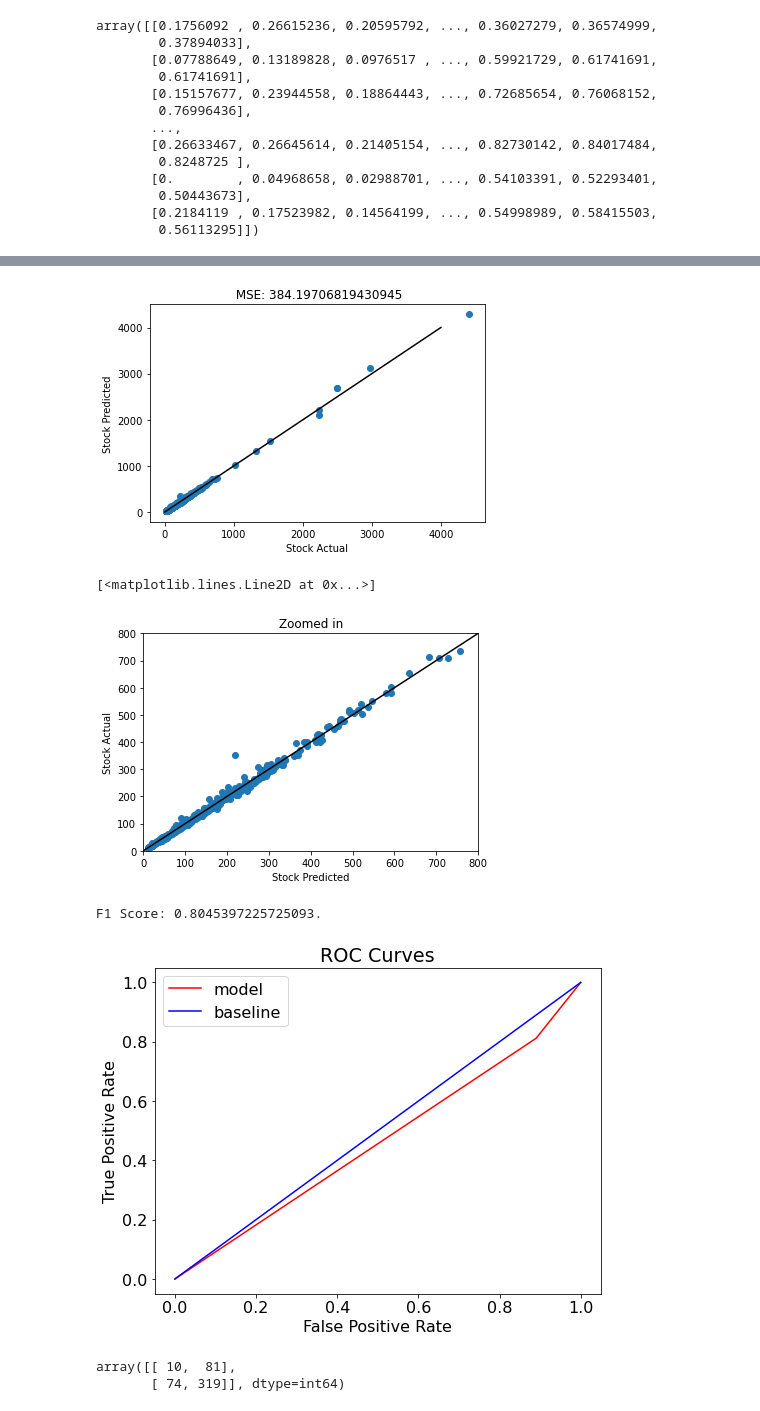
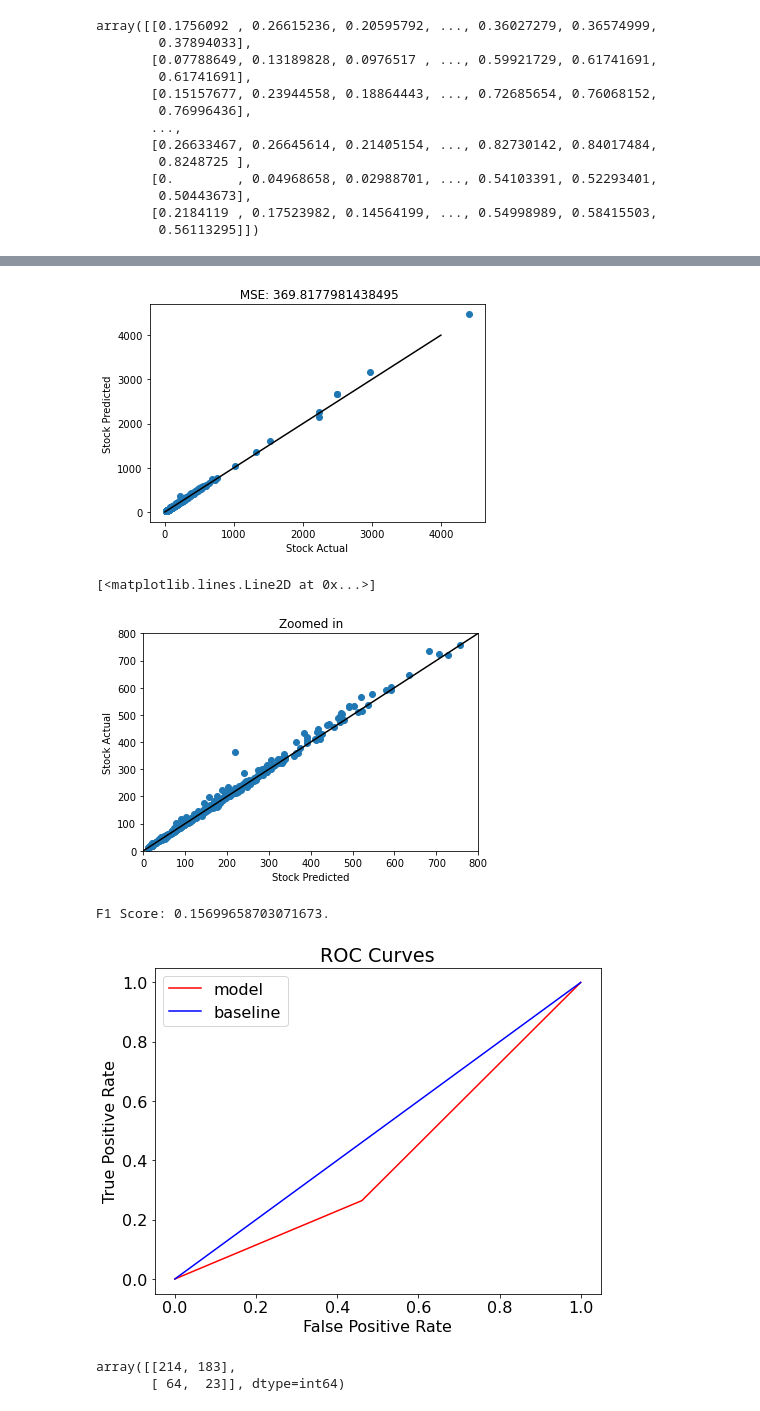
Before and after one commit to KTPrince/587-FinalProject, a Jupyter notebook: Final Project - Stock Market Prediction-S&P500.ipynb, the cells around one changed output, grey strips where cells are left out. Drawn from its saved outputs; the diff is of its cells as text; code cells hidden in the pictures.

Commit message:
NN coding is done!  Only visualization and evaluation remains (of blind run)

```diff
--- a/Final Project - Stock Market Prediction-S&P500.ipynb
+++ b/Final Project - Stock Market Prediction-S&P500.ipynb
@@ -125,10 +125,10 @@ def getDataSets(lookback):
     train_x, train_y, val_x, val_y = [], [], [], []
     past_index = 770-lookback
     for i in range(0,len(train_np)):
-        train_x.append(train_np[i][past_index:769])
+        train_x.append(train_np[i][past_index:770])
         train_y.append(train_np[i][770])
     for i in range(0,len(val_np)):
-        val_x.append(val_np[i][past_index:769])
+        val_x.append(val_np[i][past_index:770])
         val_y.append(val_np[i][770])
     train_x, train_y, val_x, val_y = np.array(train_x), np.array(train_y), np.array(val_x), np.array(val_y)
     train_x = np.reshape(train_x, (train_x.shape[0],train_x.shape[1],1))
@@ -148,5 +148,5 @@ model.add(Dense(1))
 model.compile(optimizer=tf.keras.optimizers.Adam(learning_rate=3e-5),
               loss=tf.keras.losses.BinaryCrossentropy(),
               metrics=['mse'])
-model.fit(x_train, y_train, epochs=1, batch_size=1, verbose=1, validation_split = 0.2)
+model.fit(x_train, y_train, epochs=4, batch_size=1, verbose=1, validation_split = 0.2)
 # %% [output]
@@ -252,15 +263,15 @@ Populating the interactive namespace from numpy and matplotlib
 # %%
 #Looks like there's some variance here, but some clear winners!  Mid-length timeframes are better
 #and a high epoch count paired with a lr of 0.00003.  Let's take our best and see if it's reproducable.
-x_train, y_train, x_val, y_val = getDataSets(30)
+x_train, y_train, x_val, y_val = getDataSets(120)
 model = Sequential()
 model.add(LSTM(units=50, return_sequences=True, input_shape=(x_train.shape[1],1)))
 model.add(LSTM(units=50))
 model.add(Dense(1))
-model.compile(optimizer=tf.keras.optimizers.Adam(learning_rate=2.5e-5),
+model.compile(optimizer=tf.keras.optimizers.Adam(learning_rate=3e-5),
 loss=tf.keras.losses.BinaryCrossentropy(),
 metrics=['mse'])
-model.fit(x_train, y_train, epochs=5, batch_size=1, verbose=1, validation_split = cfg.validation_size)
+model.fit(x_train, y_train, epochs=10, batch_size=2, verbose=1, validation_split = 0.2)
 metrics = model.evaluate(x_val, y_val)
 metrics
 # %% [output]
@@ -280,9 +297,9 @@ Epoch 5/5
 #Woah, looks like it.  Let's get some visualization going.
 #Run the prediction
 all_x, all_y = [], []
-past_index = 770-30
+past_index = 770-120
 for i in range(0,len(scaled_data)):
-    all_x.append(scaled_data[i][past_index:769])
+    all_x.append(scaled_data[i][past_index:770])
     all_y.append(scaled_data[i][770])
 all_y, all_x = np.array(all_y), np.array(all_x)
 all_x = np.reshape(all_x, (all_x.shape[0],all_x.shape[1],1))
@@ -321,40 +338,40 @@ ax3.set_ylim(top=800)
 ax3.set_xlim(right=800)
 plt.plot(x,x,'k-') # identity line
 # %% [output]
-[figure, old version]
+[figure, new version]
 [<matplotlib.lines.Line2D at 0x...>]
-[figure, old version]
+[figure, new version]
 # %%
 #So, this looks pretty good!  but... I mean... is it?  little variances matter.
 #The real meat is predicted if the stock went up or down.
 stock_went_up_actual = []
 stock_went_up_pred = []
 for i in range(0,len(scaled_data)):
-    if (scaled_data[i][769] > scaled_data[i][770]):
+    if (scaled_data[i][769] < scaled_data[i][770]):
         stock_went_up_actual.append(1)
     else:
         stock_went_up_actual.append(0)
-    if (scaled_data[i][769] > pred_y[i]):
+    if (scaled_data[i][769] < pred_y[i]):
         stock_went_up_pred.append(1)
     else:
         stock_went_up_pred.append(0)
 from sklearn import metrics
 print(f"F1 Score: {metrics.f1_score(stock_went_up_actual, stock_went_up_pred)}.")
 fpr, tpr, threshholds = metrics.roc_curve(stock_went_up_actual,stock_went_up_pred,pos_label=1)
 base_fpr, base_tpr, _ = metrics.roc_curve(stock_went_up_actual, [1 for _ in range(len(stock_went_up_actual))])
 plt.figure(figsize = (8, 6))
 plt.rcParams['font.size'] = 16
 plt.plot(fpr, tpr, 'r', label = 'model')
 plt.plot(base_fpr, base_tpr, 'b', label = 'baseline')
 plt.legend();
 plt.xlabel('False Positive Rate');
 plt.ylabel('True Positive Rate'); plt.title('ROC Curves');
 plt.show();
 metrics.confusion_matrix(stock_went_up_actual, stock_went_up_pred)
 # %% [output]
-F1 Score: 0.8045397225725093.
+F1 Score: 0.15699658703071673.
-[figure, old version]
+[figure, new version]
-array([[ 10,  81],
-       [ 74, 319]], dtype=int64)
+array([[214, 183],
+       [ 64,  23]], dtype=int64)
 # %%
 #Well, that's not all good.  Let's bring in those sentiment scores and see what that does for us!
```
Also changed, not shown: parts of 10 cells of this notebook, 1 other file.
